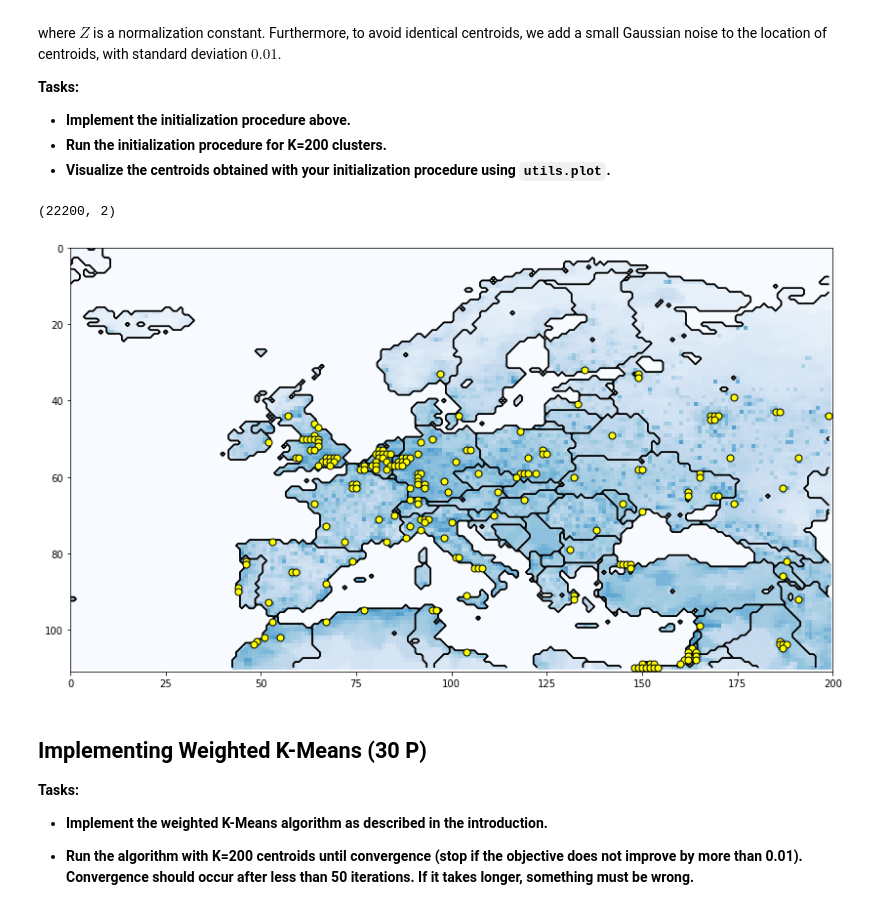
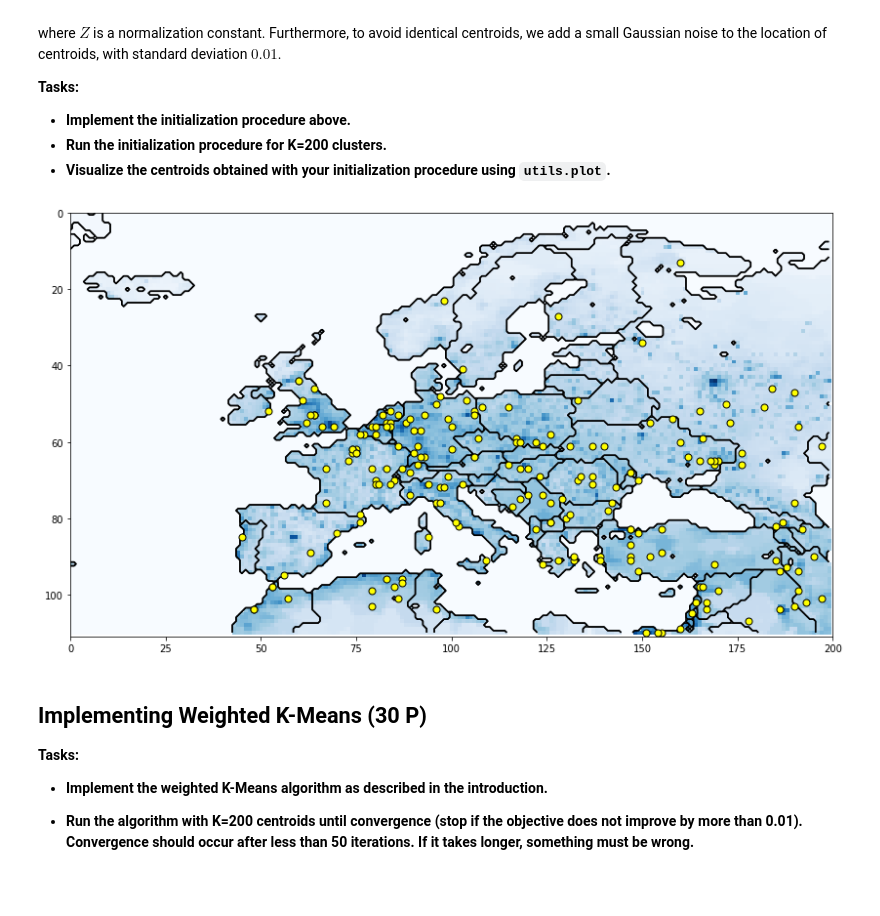
Before and after one commit to bakri92/ML1, a Jupyter notebook: exercise04/sheet04_prog_johan.ipynb, the cells around one changed output. Saved outputs shown, nothing was run; the diff lists cells and outputs as text; code cells hidden in the pictures.

```diff
--- a/exercise04/sheet04_prog_johan.ipynb
+++ b/exercise04/sheet04_prog_johan.ipynb
@@ -75,23 +75,25 @@ where $Z$ is a normalization constant. Furthermore, to avoid identical centroids
 # %%
 # YOUR CODE HERE
 %matplotlib inline
 import numpy as np
-xys = np.array(np.meshgrid(np.arange(0,utils.nx), np.arange(0,utils.ny))).T.reshape(-1,2)
-print(xys.shape)
+xys = np.array(np.meshgrid(np.arange(utils.nx), np.arange(utils.ny))).T.reshape(-1,2)
 
-def P():
+def P(x, y):
     noise = np.random.normal(scale = 0.01, size=utils.population.shape)
     population = utils.population * (1 + noise)
-    return population/population.sum()
+    return (population/population.sum())[x,y]
 
-def get_clusters(pop = P(), k = 200):
-    threshold = np.sort(pop.flatten())[-k]
-    return np.argwhere(pop >= threshold).T
+def get_centroids(K = 200):
+    # randomly chose centroids, with the associated pdf
+    # generated from P() above, in mind
+    centroid_ids = np.random.choice(xys.shape[0], K, p=P(*xys.T))
+    return xys[centroid_ids]
 
-utils.plot(*get_clusters())
+centroids = get_centroids()
+utils.plot(*centroids.T)
+#utils.plot(*np.argwhere(utils.population).T)
 # %% [output]
-(22200, 2)
-[figure, old version]
+[figure, new version]
 # %% [markdown]
 ## Implementing Weighted K-Means (30 P)
 
```
Also changed, not shown: parts of 3 cells of this notebook.
